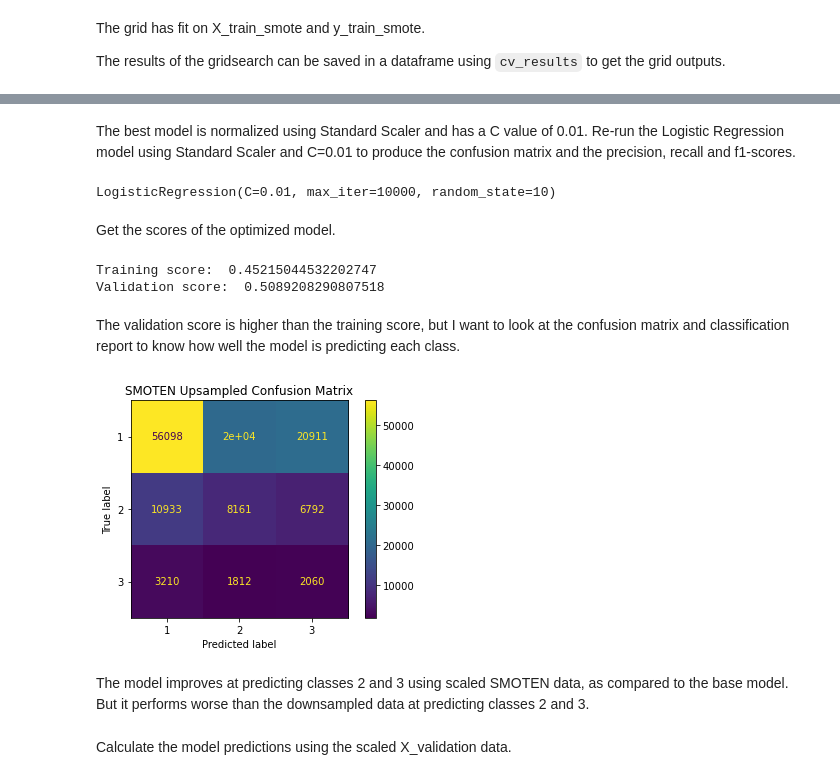
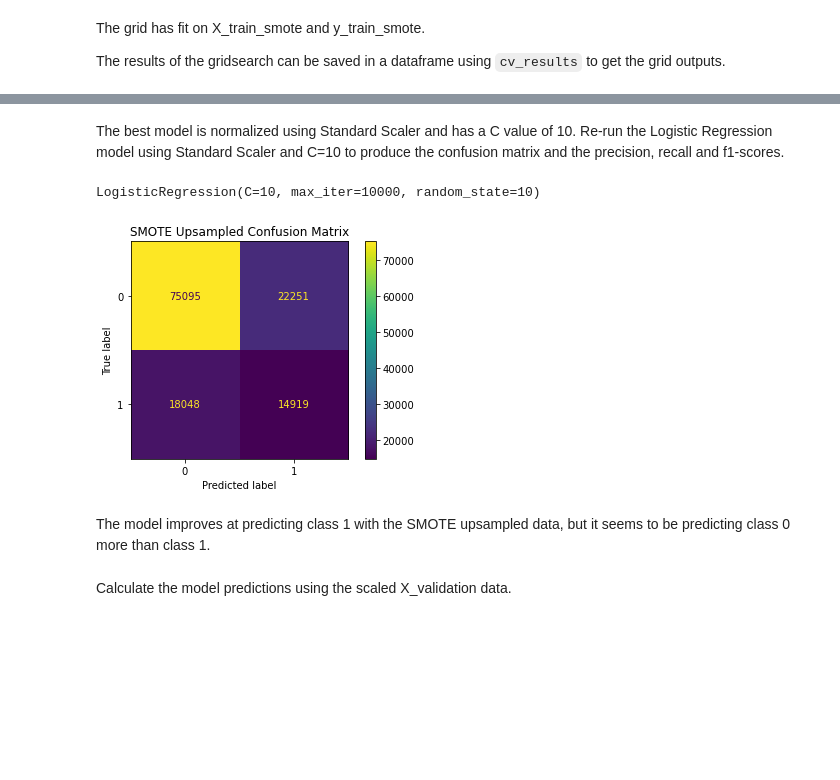
Before and after one commit to stephgolob/Predicting-Flight-Delays, a Jupyter notebook: Logistic_Regression.ipynb, the cells around one changed output, grey strips where cells are left out. Cells and saved outputs as stored; diff of their text form; code cells hidden in the pictures; blank space fills up the shorter version.

```diff
--- a/Logistic_Regression.ipynb
+++ b/Logistic_Regression.ipynb
@@ -631,9 +613,9 @@ Pipeline(steps=[('normalise', StandardScaler()),
 # %% [markdown]
-The best model is normalized using Standard Scaler and has a C value of 0.01. Re-run the Logistic Regression model using Standard Scaler and C=0.01 to produce the confusion matrix and the precision, recall and f1-scores.
+The best model is normalized using Standard Scaler and has a C value of 10. Re-run the Logistic Regression model using Standard Scaler and C=10 to produce the confusion matrix and the precision, recall and f1-scores.
 # %%
-#Model with SMOTEN upsampled scaled data
+#Model with SMOTE upsampled scaled data
 
-# Scale the SMOTEN upsampled data
+# Scale the SMOTE upsampled data
 #instantiate the scaler
 scaler = StandardScaler()
 
@@ -646,32 +628,19 @@ X_validation_s = scaler.transform(X_validation)
 
 
 #instantiate the model
-LR_model_smote = LogisticRegression(solver = 'lbfgs', random_state = 10, max_iter = 10000, C = 0.01)
+LR_model_smote = LogisticRegression(random_state = 10, max_iter = 10000, C = 10)
 
 # fit the model on the scaled X_train_smote_s and y_train_smote_s
 LR_model_smote.fit(X_train_smote_s, y_train_smote)
 # %% [output]
-LogisticRegression(C=0.01, max_iter=10000, random_state=10)
+LogisticRegression(C=10, max_iter=10000, random_state=10)
-# %% [markdown]
-Get the scores of the optimized model.
-# %%
-# 3. Score on the training data
-print("Training score: ", LR_model_smote.score(X_train_smote_s, y_train_smote))
-
-# 4. Score on the validation data
-print("Validation score: ", LR_model_smote.score(X_validation_s, y_validation))
-# %% [output]
-Training score:  0.45215044532202747
-Validation score:  0.5089208290807518
-# %% [markdown]
-The validation score is higher than the training score, but I want to look at the confusion matrix and classification report to know how well the model is predicting each class.
 # %%
 plot_confusion_matrix(LR_model_smote, X_validation_s, y_validation)
-plt.title("SMOTEN Upsampled Confusion Matrix");
+plt.title("SMOTE Upsampled Confusion Matrix");
 # %% [output]
-[figure, old version]
+[figure, new version]
 # %% [markdown]
-The model improves at predicting classes 2 and 3 using scaled SMOTEN data, as compared to the base model. But it performs worse than the downsampled data at predicting classes 2 and 3.
+The model improves at predicting class 1 with the SMOTE upsampled data, but it seems to be predicting class 0 more than class 1.
 # %% [markdown]
 Calculate the model predictions using the scaled X_validation data.
 # %%
```
Also changed, not shown: parts of 74 cells of this notebook.
